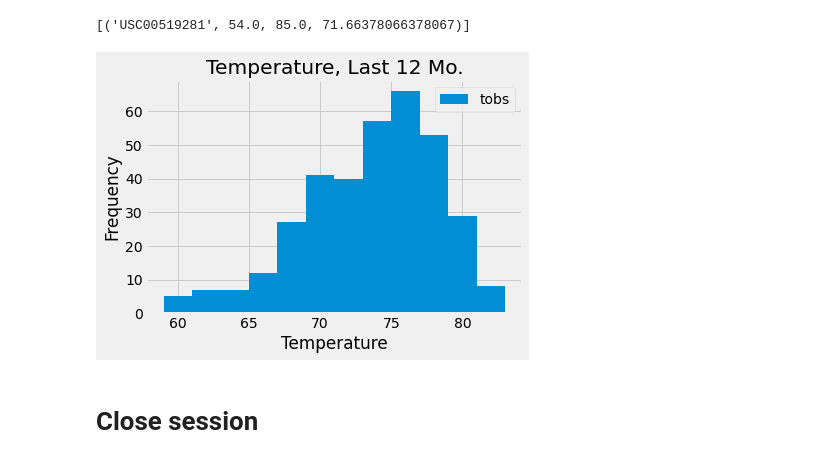
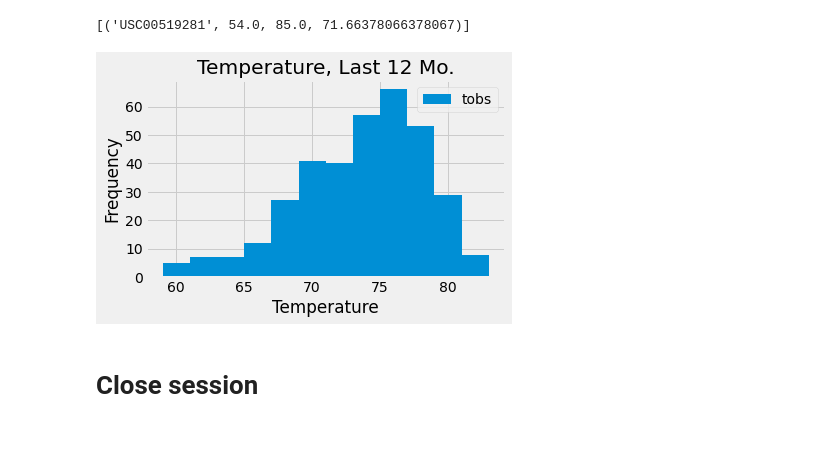
Before and after one commit to HendersonAlec2212/sqlalchemy-challenge, a Jupyter notebook: sqlalchemy-challenge.ipynb, the cells around one changed output. Drawn from its saved outputs; the diff is of its cells as text; code cells hidden in the pictures.

```diff
--- a/sqlalchemy-challenge.ipynb
+++ b/sqlalchemy-challenge.ipynb
@@ -180,25 +176,29 @@ session.query(*agg)\
 # %%
 # Using the most active station id
 # Query the last 12 months of temperature observation data for this station and plot the results as a histogram
 
 # make formula to find the data
 tobs_past_year = session.query(Measurement.tobs)\
     .filter(Measurement.station == 'USC00519281')\
     .filter(Measurement.date >= year_ago).all()
 
 # create df from data
 tobs_df = pd.DataFrame(tobs_past_year, columns=['tobs'])
 
 # plot histogram now that there is a df for lib to reference
 # https://matplotlib.org/stable/api/_as_gen/matplotlib.pyplot.hist.html
 
 # make the bins
 tobs_df.plot.hist(bins=12)
 plt.xlabel('Temperature')
 plt.title('Temperature, Last 12 Mo.')
+plt.tight_layout()
+
+plt.savefig("output_data/Temperature_past_year.png")
+
 plt.show()
 # %% [output]
-[figure, old version]
+[figure, new version]
 # %% [markdown]
 # Close session
 # %%
```
Also changed, not shown: parts of 3 cells of this notebook, 4 other files.
